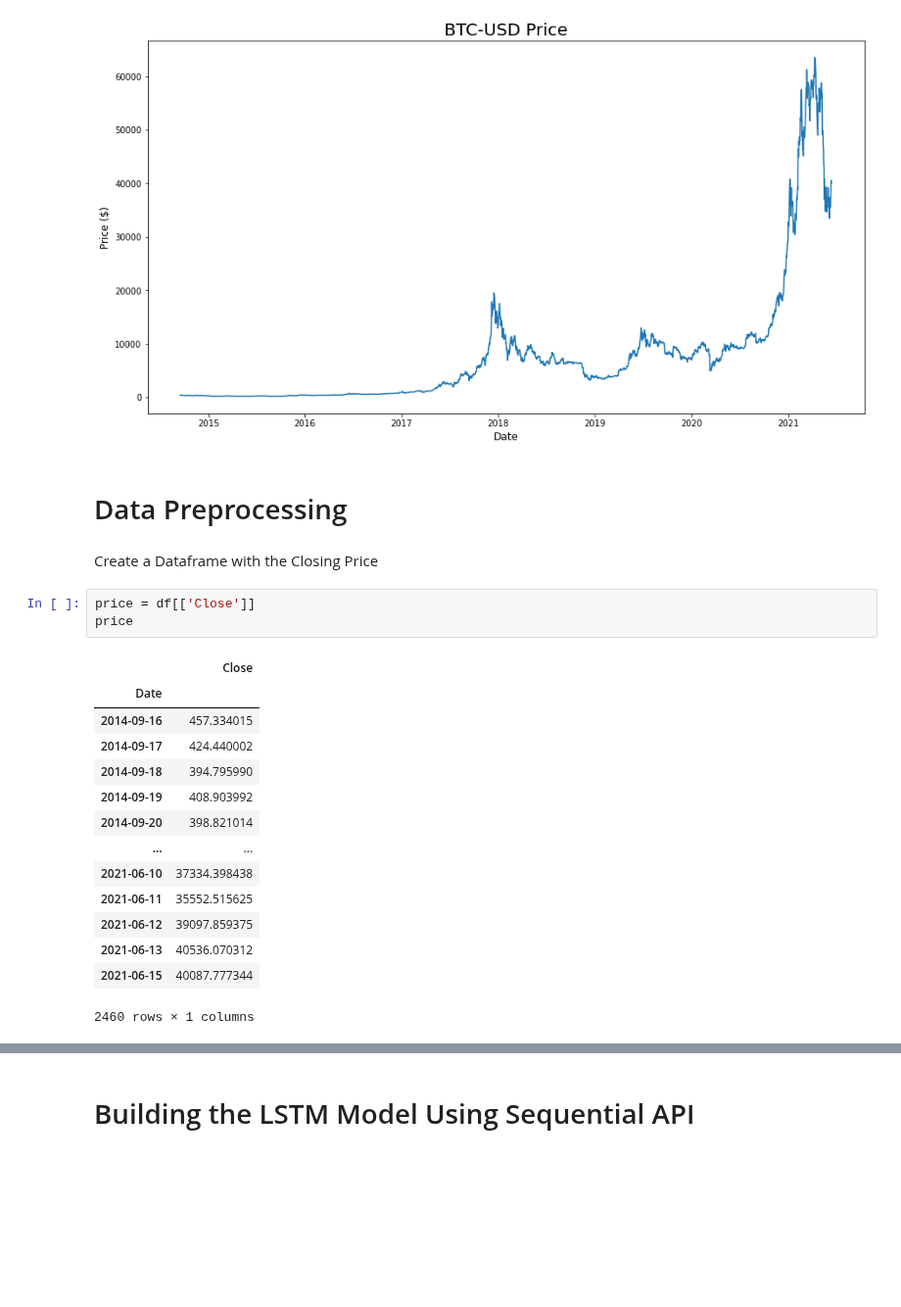
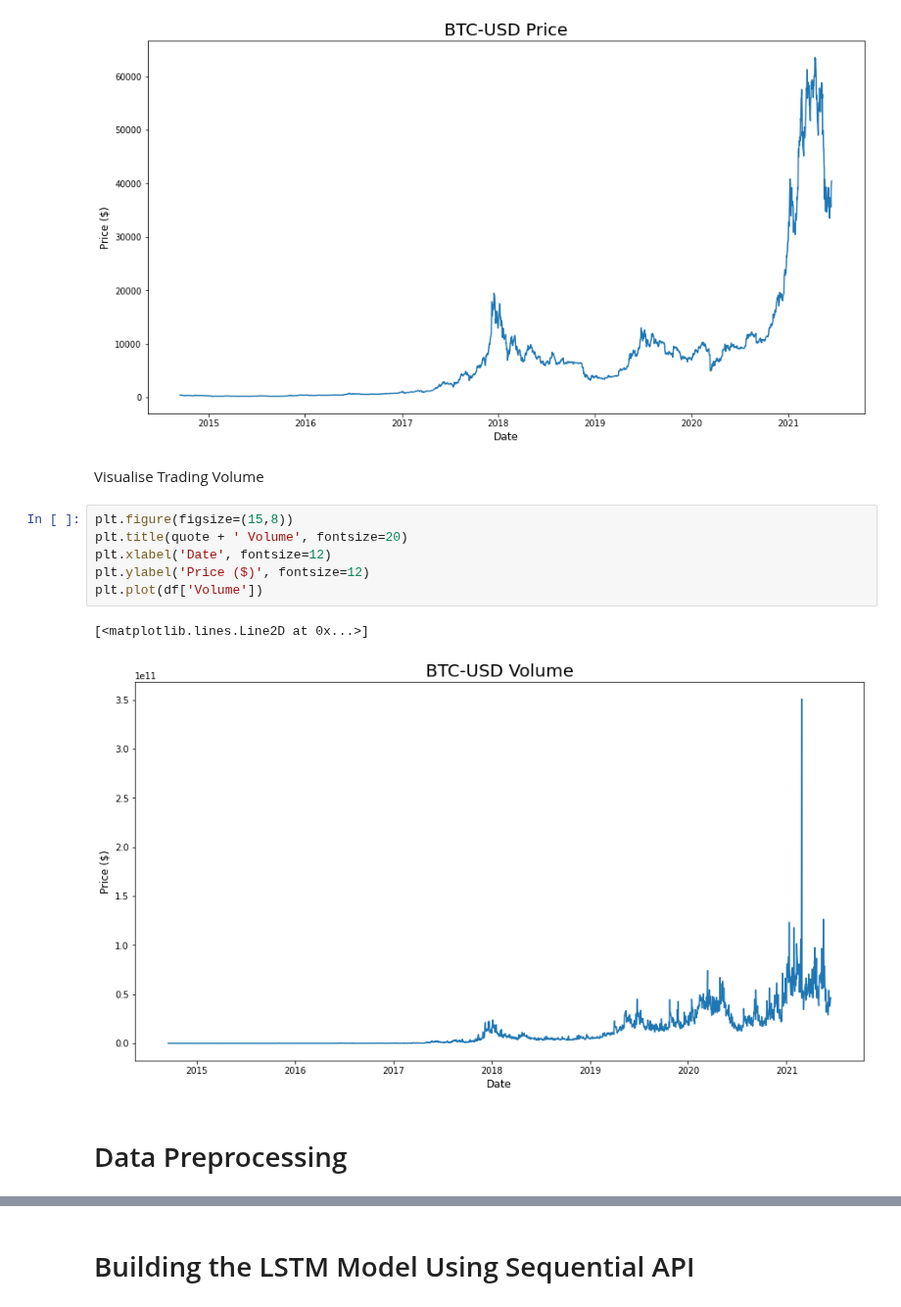
Before and after one commit to lucaslokchan/hands-on-ml, a Jupyter notebook: Projects/Stock Price Prediction/Stock_Price_Prediction.ipynb, the cells around one changed output, grey strips where cells are left out. Shown at 98% size. Cells and saved outputs as stored; diff of their text form; blank space fills up the shorter version.

```diff
--- a/Projects/Stock Price Prediction/Stock_Price_Prediction.ipynb
+++ b/Projects/Stock Price Prediction/Stock_Price_Prediction.ipynb
@@ -39,26 +69,17 @@ plt.plot(df['Close'])
 # %% [output]
 [<matplotlib.lines.Line2D at 0x...>]
 [figure]
+# %% [markdown]
+Visualise Trading Volume
+# %%
+plt.figure(figsize=(15,8))
+plt.title(quote + ' Volume', fontsize=20)
+plt.xlabel('Date', fontsize=12)
+plt.ylabel('Price ($)', fontsize=12)
+plt.plot(df['Volume'])
+# %% [output]
+[<matplotlib.lines.Line2D at 0x...>]
+[figure, added]
 # %% [markdown]
 # Data Preprocessing
-# %% [markdown]
-Create a Dataframe with the Closing Price
-# %%
-price = df[['Close']]
-price
-# %% [output]
-|  | Close |
-| Date |  |
-| 2014-09-16 | 457.334015 |
-| 2014-09-17 | 424.440002 |
-| 2014-09-18 | 394.795990 |
-| 2014-09-19 | 408.903992 |
-| 2014-09-20 | 398.821014 |
-| ... | ... |
-| 2021-06-10 | 37334.398438 |
-| 2021-06-11 | 35552.515625 |
-| 2021-06-12 | 39097.859375 |
-| 2021-06-13 | 40536.070312 |
-| 2021-06-15 | 40087.777344 |
-2460 rows × 1 columns
 # %% [markdown]
```
Also changed, not shown: parts of 14 cells of this notebook.
